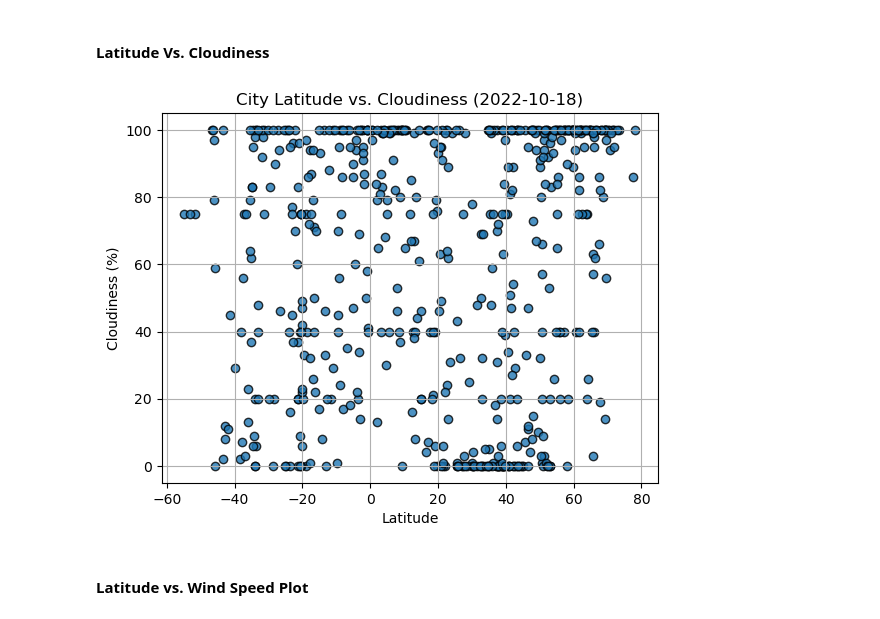
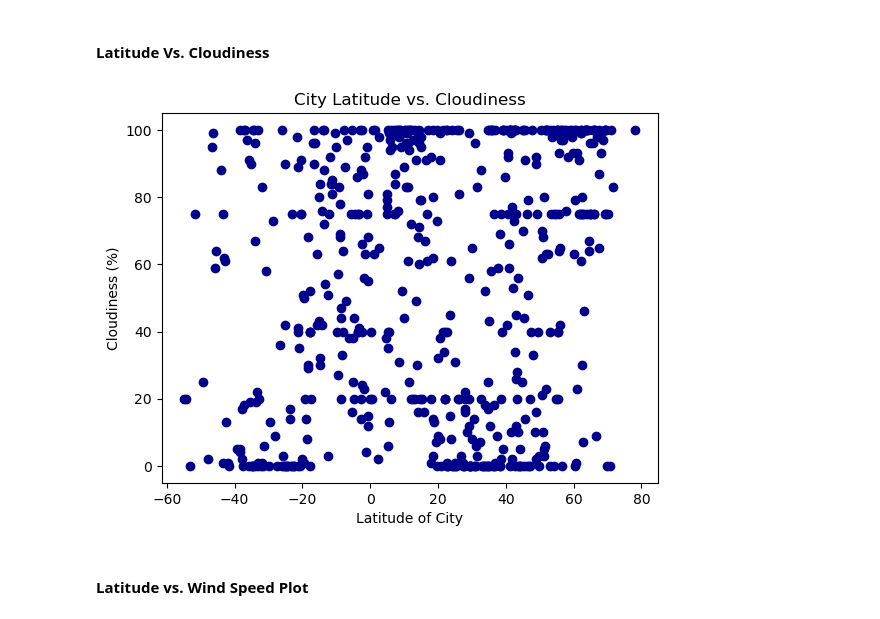
Before and after one commit to greenboi105/VacationPy-and-WeatherPy, a Jupyter notebook: starter_code/WeatherPy.ipynb, the cells around one changed output. Cells and saved outputs as stored; diff of their text form; code cells hidden in the pictures.

```diff
--- a/starter_code/WeatherPy.ipynb
+++ b/starter_code/WeatherPy.ipynb
@@ -198,6 +229,6 @@ city_data_df.to_csv("output_data/cities.csv", index_label="City_ID")
 # %%
 # Read saved data
-city_data_df = pd.read_csv("output_data/cities.csv", index_col="City_ID")
+city_data_df = pd.read_csv("../output_data/cities.csv", index_col="City_ID")
 
 # Display sample data
 city_data_df.head()
@@ -246,19 +279,20 @@ plt.show()
 # %% [markdown]
 #### Latitude Vs. Cloudiness
 # %%
-# Build the scatter plots for latitude vs. cloudiness
-# YOUR CODE HERE
+plt.scatter(x=city_data_df['Lat'], y=city_data_df['Cloudiness'], color="darkblue")
 
 # Incorporate the other graph properties
-# YOUR CODE HERE
+plt.title("City Latitude vs. Cloudiness")
+plt.xlabel("Latitude of City")
+plt.ylabel("Cloudiness (%)")
 
 # Save the figure
-plt.savefig("output_data/Fig3.png")
+plt.savefig("../output_data/Fig3.png")
 
 # Show plot
 plt.show()
 # %% [output]
-[figure, old version]
+[figure, new version]
 # %% [markdown]
 #### Latitude vs. Wind Speed Plot
 # %%
```
Also changed, not shown: parts of 37 cells of this notebook, 6 other files.
